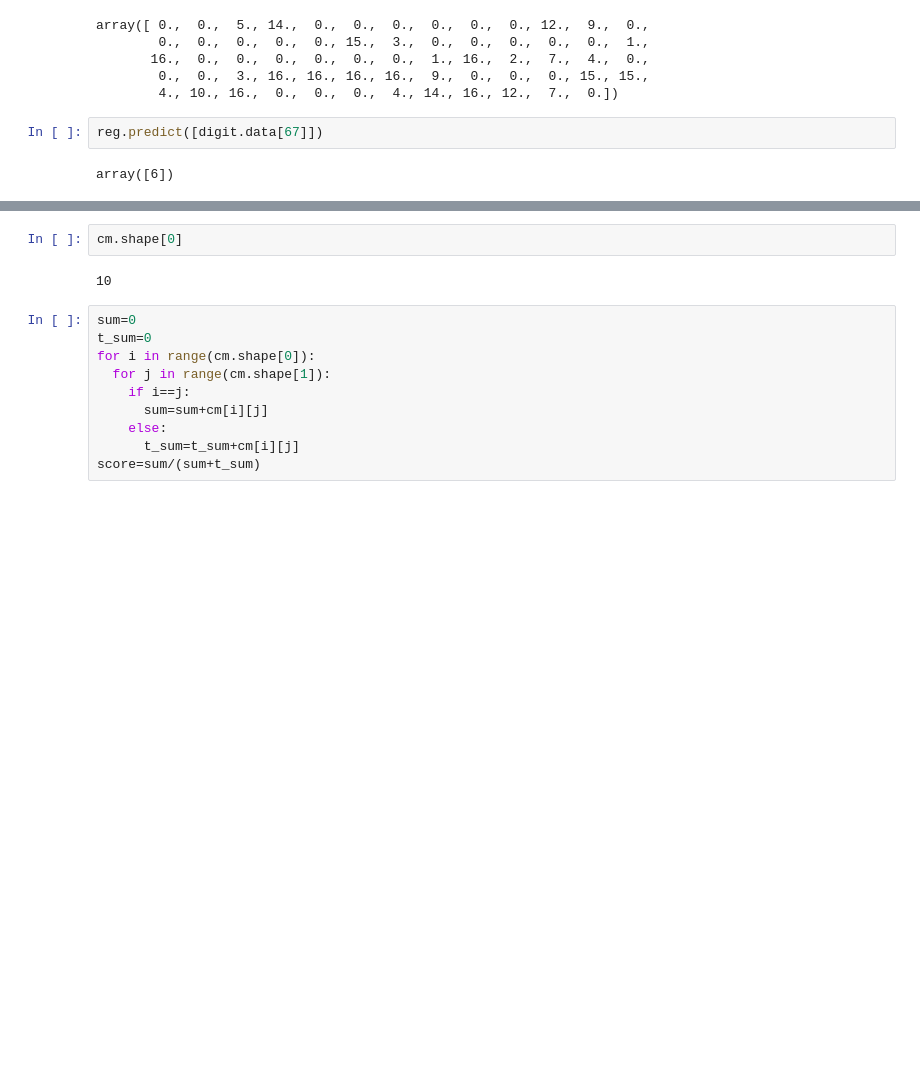
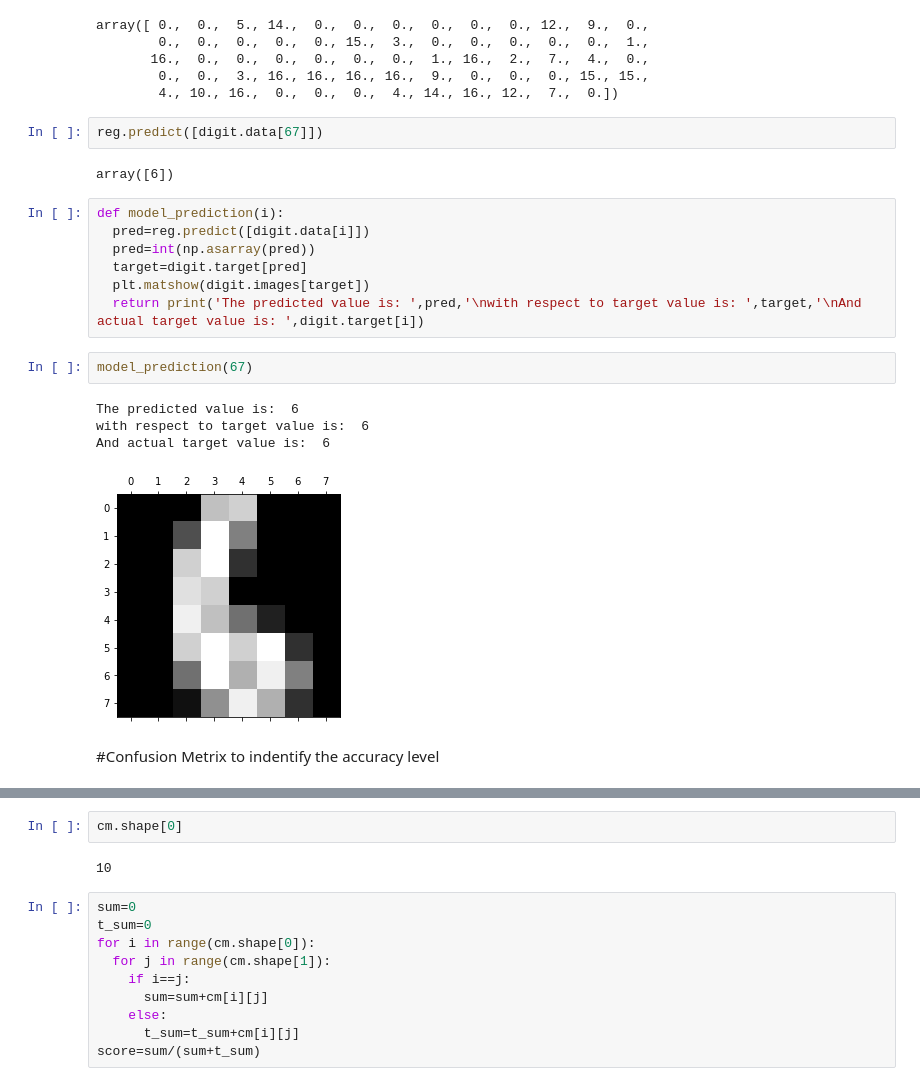
Before and after one commit to shaileshsuthar675/Machine-Learning, a Jupyter notebook: Sklearn Datasets/Digit Dataset/By_LogisticRegression.ipynb, the cells around one changed output, grey strips where cells are left out. Saved outputs shown, nothing was run; the diff lists cells and outputs as text; blank space fills up the shorter version.

```diff
--- a/Sklearn Datasets/Digit Dataset/By_LogisticRegression.ipynb
+++ b/Sklearn Datasets/Digit Dataset/By_LogisticRegression.ipynb
@@ -102,6 +97,22 @@ array([ 0.,  0.,  5., 14.,  0.,  0.,  0.,  0.,  0.,  0., 12.,  9.,  0.,
 reg.predict([digit.data[67]])
 # %% [output]
 array([6])
+# %%
+def model_prediction(i):
+  pred=reg.predict([digit.data[i]])
+  pred=int(np.asarray(pred))
+  target=digit.target[pred]
+  plt.matshow(digit.images[target])
+  return print('The predicted value is: ',pred,'\nwith respect to target value is: ',target,'\nAnd actual target value is: ',digit.target[i])
+# %%
+model_prediction(67)
+# %% [output]
+The predicted value is:  6
+with respect to target value is:  6
+And actual target value is:  6
+[figure, added]
+# %% [markdown]
+#Confusion Metrix to indentify the accuracy level
 # %%
 y_pred=reg.predict(x_test)
 from sklearn.metrics import confusion_matrix
```
Also changed, not shown: parts of 6 cells of this notebook.
